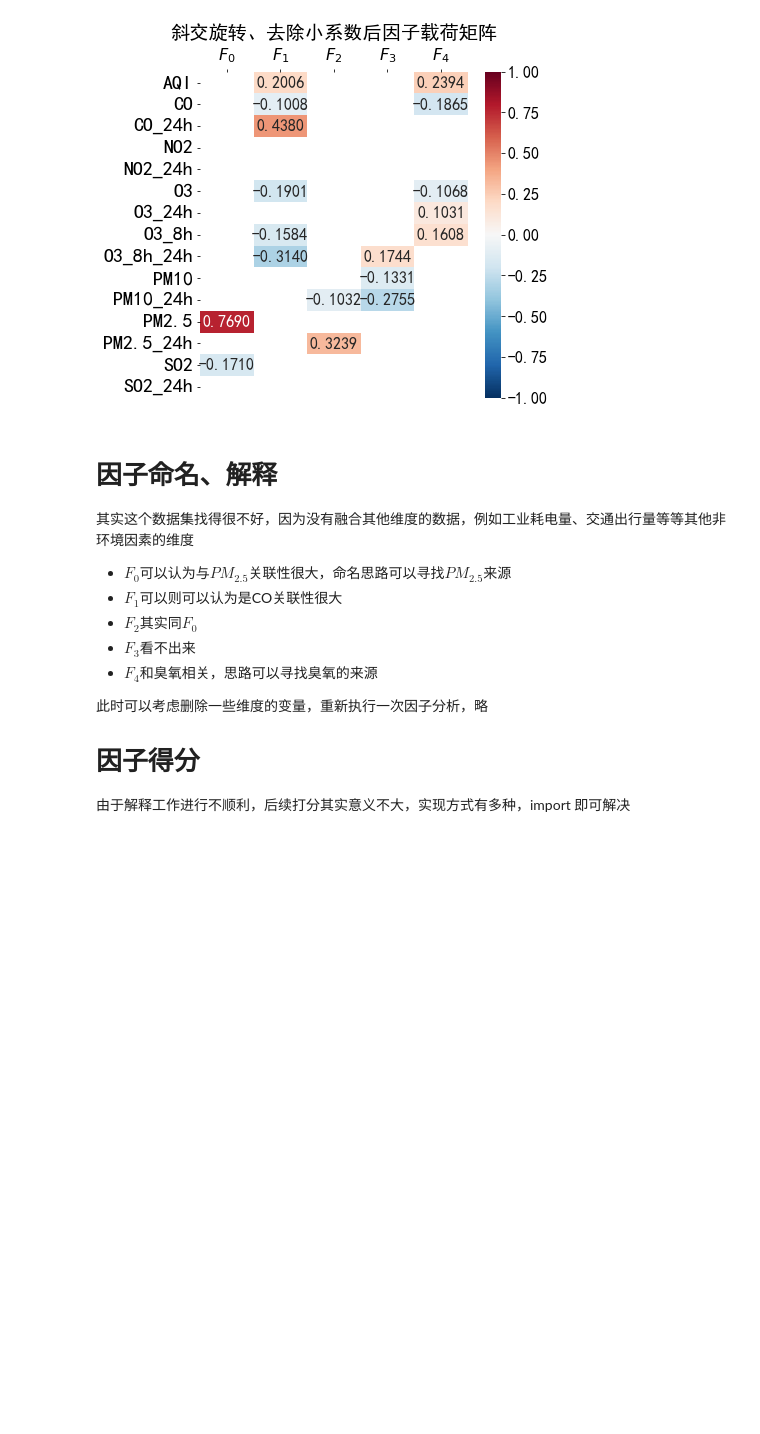
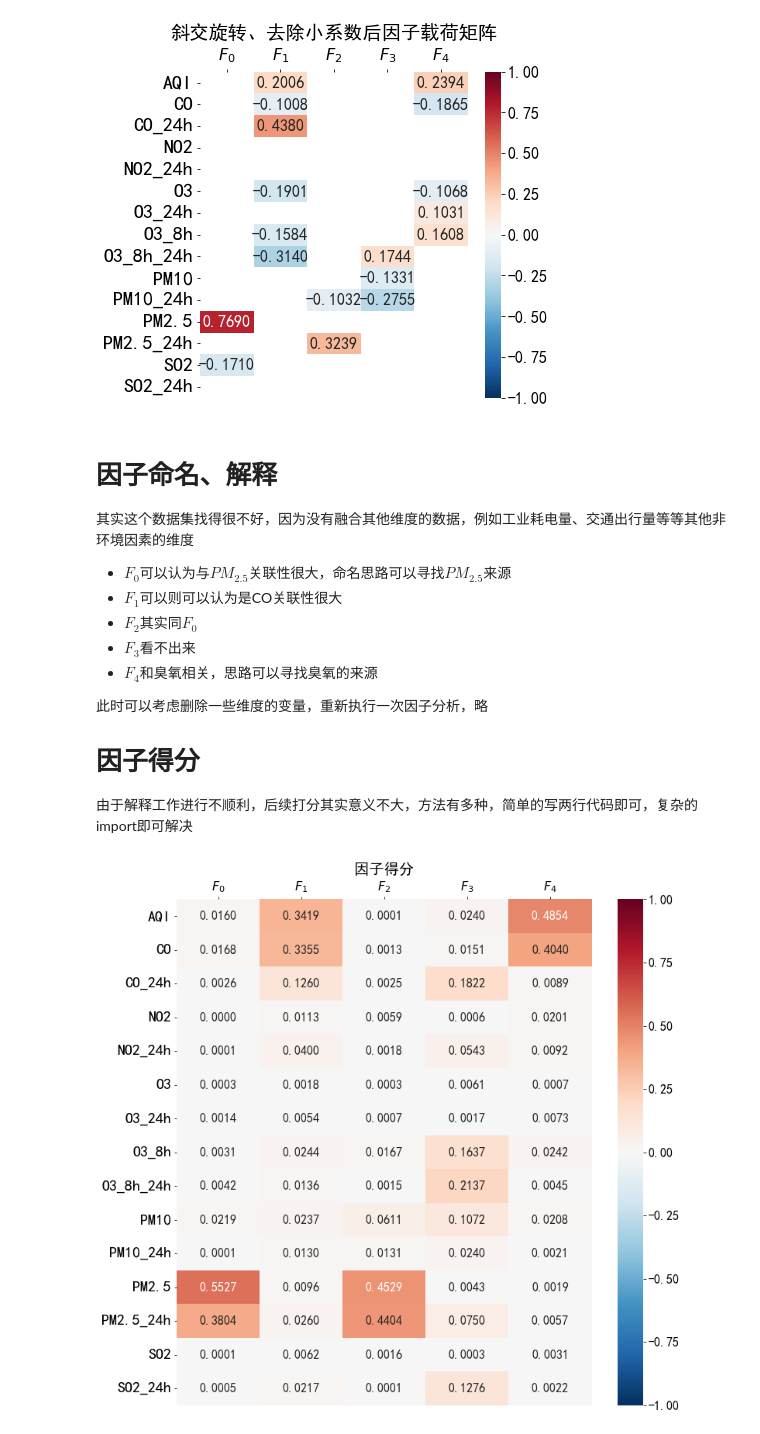
Before and after one commit to OctJun/FactorAnalysisPresentation, a Jupyter notebook: 因子分析_天气.ipynb, the cells around one changed output. Cells and saved outputs as stored; diff of their text form; code cells hidden in the pictures; blank space fills up the shorter version.

```diff
--- a/因子分析_天气.ipynb
+++ b/因子分析_天气.ipynb
@@ -301,10 +301,10 @@ A_rotated_draw[np.abs(A_rotated_draw)<0.1]=np.nan #舍去小项
 loadingVisualization(A_rotated_draw,"方差最大旋转、去除小系数后因子载荷矩阵",6)
 
 
-A_rotated,_,_=promax(A) #斜交promax旋转
-A_rotated_draw=A_rotated.copy()
-A_rotated_draw[np.abs(A_rotated_draw)<0.1]=np.nan #舍去小项
-loadingVisualization(A_rotated_draw,"斜交旋转、去除小系数后因子载荷矩阵",6)
+A_promax_rotated,_,_=promax(A) #斜交promax旋转
+A_promax_rotated_draw=A_promax_rotated.copy()
+A_promax_rotated_draw[np.abs(A_promax_rotated_draw)<0.1]=np.nan #舍去小项
+loadingVisualization(A_promax_rotated_draw,"斜交旋转、去除小系数后因子载荷矩阵",6)
 # %% [output]
 [figure]
 [figure]
@@ -320,4 +320,10 @@ loadingVisualization(A_rotated_draw,"斜交旋转、去除小系数后因子载
 此时可以考虑删除一些维度的变量，重新执行一次因子分析，略
 
 # 因子得分
-由于解释工作进行不顺利，后续打分其实意义不大，实现方式有多种，import 即可解决
+由于解释工作进行不顺利，后续打分其实意义不大，方法有多种，简单的写两行代码即可，复杂的import即可解决
+# %%
+B=np.dot(np.linalg.inv(Xcoeff),A_promax_rotated)
+B=B**2/np.sum(B**2,axis=0)
+loadingVisualization(B,"因子得分")
+# %% [output]
+[figure, added]
```
